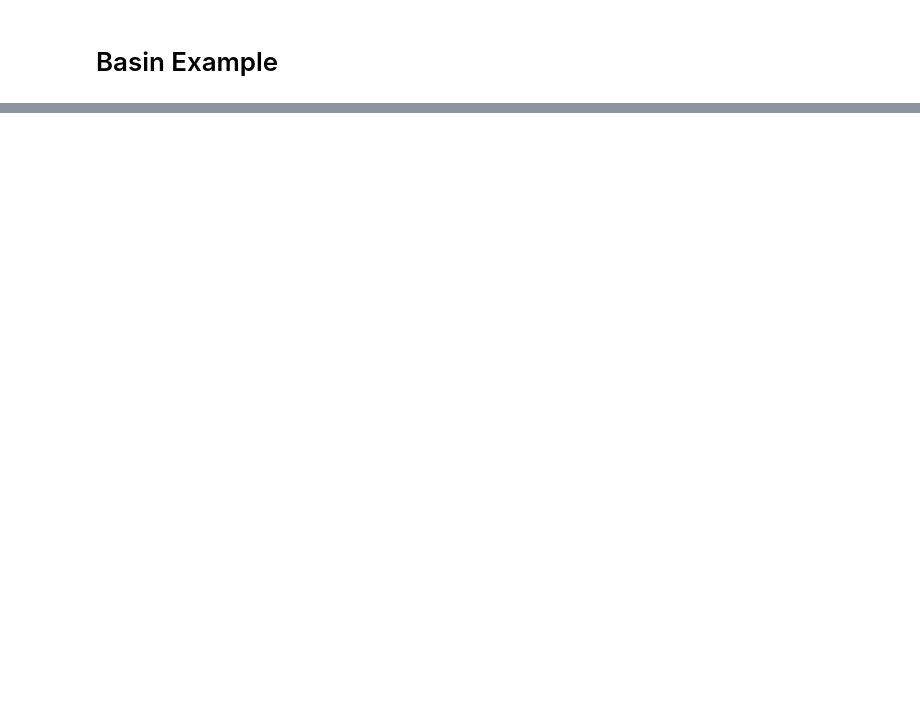
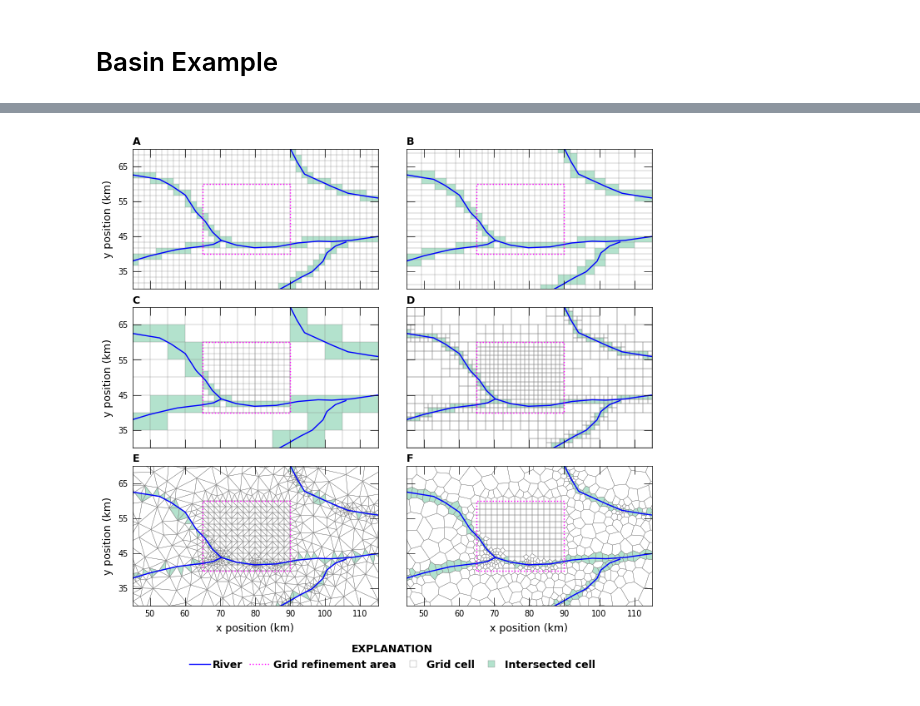
Before and after one commit to jdhughes-usgs/mf6-flopy, a Jupyter notebook: notebooks/grids_geoprocessing.ipynb, the cells around one changed output, grey strips where cells are left out. Cells and saved outputs as stored; diff of their text form; code cells hidden in the pictures; blank space fills up the shorter version.

```diff
--- a/notebooks/grids_geoprocessing.ipynb
+++ b/notebooks/grids_geoprocessing.ipynb
@@ -823,32 +882,43 @@ with styles.USGSMap():
     ax = axs[-1]
     xy0 = (-100, -100)
     ax.set_xlim(0, 1)
     ax.set_ylim(0, 1)
     ax.set_axis_off()
 
     ax.axhline(xy0[0], **river_dict, label="River")
     ax.axhline(
         xy0[0],
-        label="Common refinement area",
+        label="Grid refinement area",
         **refinement_dict,
+    )
+    ax.axhline(
+        xy0[0],
+        marker="s",
+        mec="0.5",
+        mfc="white",
+        markeredgewidth=0.25,
+        lw=0,
+        label="Grid cell",
     )
     ax.axhline(
         xy0[0],
         marker="s",
         mfc=intersection_rgba,
         mec="0.5",
         markeredgewidth=0.25,
         lw=0,
         label="Intersected cell",
     )
     styles.graph_legend(
         ax,
-        ncol=3,
+        ncol=4,
         loc="lower center",
         labelspacing=0.5,
         columnspacing=0.6,
         handletextpad=0.3,
     )
 
     fpth = os.path.join("..", "doc", "figures", "grids_intersection.png")
     plt.savefig(fpth, dpi=300);
+# %% [output]
+[figure, added]
```
Also changed, not shown: parts of 17 cells of this notebook, 9 other files.
